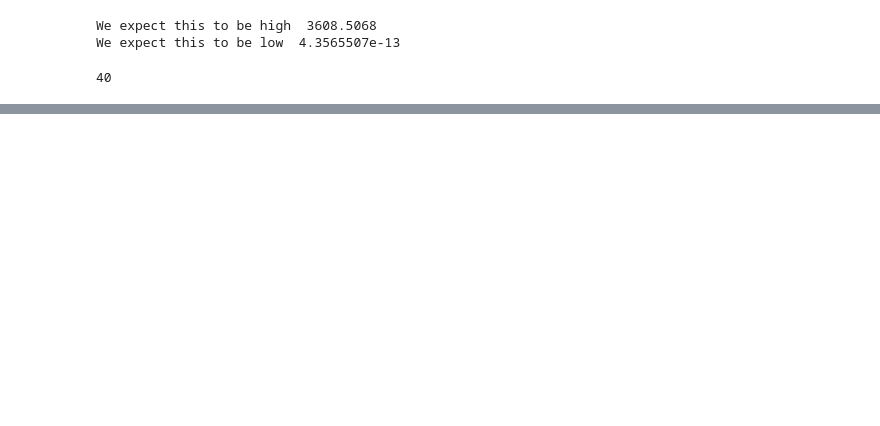
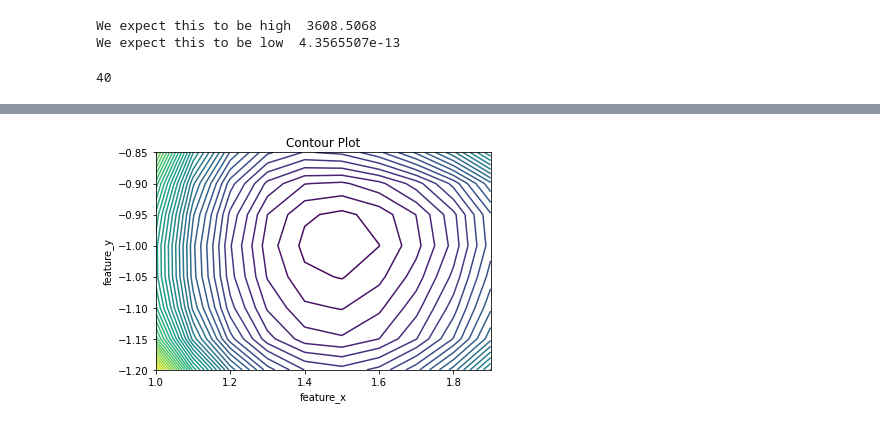
Before and after one commit to Jeffae-Schroff/apprentice-jax, a Jupyter notebook: out_loop_test.ipynb, the cells around one changed output, grey strips where cells are left out. Drawn from its saved outputs; the diff is of its cells as text; code cells hidden in the pictures; blank space fills up the shorter version.

Commit message:
Added dummy_data test, small change to objective function

```diff
--- a/out_loop_test.ipynb
+++ b/out_loop_test.ipynb
@@ -2,14 +2,16 @@
 import jax.numpy as jnp
 from timing import poly_gen_D, timing_van_jax
 from out_loop import objective_func
+from out_loop import objective_func_no_err
 
-
-dummy_cov_arr = jnp.load("dummy_cov.npz")
+dummy_cov = jnp.load("dummy_cov.npz")
 dummy_chi2res = jnp.load("dummy_chi2res.npz")
 dummy_pcoeffs = jnp.load("dummy_pceoffs.npz")
 jnp.shape(dummy_chi2res)
-coeff = dict(zip((range(jnp.size(dummy_pcoeffs))), (dummy_pcoeffs[k] for k in dummy_pcoeffs)))
-cov = dict(zip((range(jnp.size(dummy_cov_arr))), (dummy_cov_arr[k] for k in dummy_cov_arr)))
+# coeff = dict(zip((range(jnp.size(dummy_pcoeffs))), (dummy_pcoeffs[k] for k in dummy_pcoeffs)))
+# cov = dict(zip((range(jnp.size(dummy_cov_arr))), (dummy_cov_arr[k] for k in dummy_cov_arr)))
+coeff = dict(dummy_pcoeffs)
+cov = dict(dummy_cov)
 # %%
 p = jnp.array([2, 3])
 
@@ -36 +87,29 @@ We expect this to be low  4.3565507e-13
+# %%
+
+# Implementation of matplotlib function
+import matplotlib.pyplot as plt
+import numpy as np
+
+feature_x = np.arange(1, 2, 0.1)
+feature_y = np.arange(-1.2, -0.8, 0.05)
+
+# Creating 2-D grid of features
+[X, Y] = np.meshgrid(feature_x, feature_y)
+
+fig, ax = plt.subplots(1, 1)
+Z = np.zeros(X.shape)
+for i in range(X.shape[0]):
+    for j in range(X.shape[1]):
+        Z[i][j]=objective_func_no_err([X[i,j], Y[i,j]], list(target_values.values()), list(target_error.values()), list(coeff.values()))
+
+# plots contour lines
+ax.contour(X, Y, Z, 40)
+
+ax.set_title('Contour Plot')
+ax.set_xlabel('feature_x')
+ax.set_ylabel('feature_y')
+
+plt.show()
+# %% [output]
+[figure, added]
 # %%
```
Also changed, not shown: parts of 3 cells of this notebook, 3 other files.
